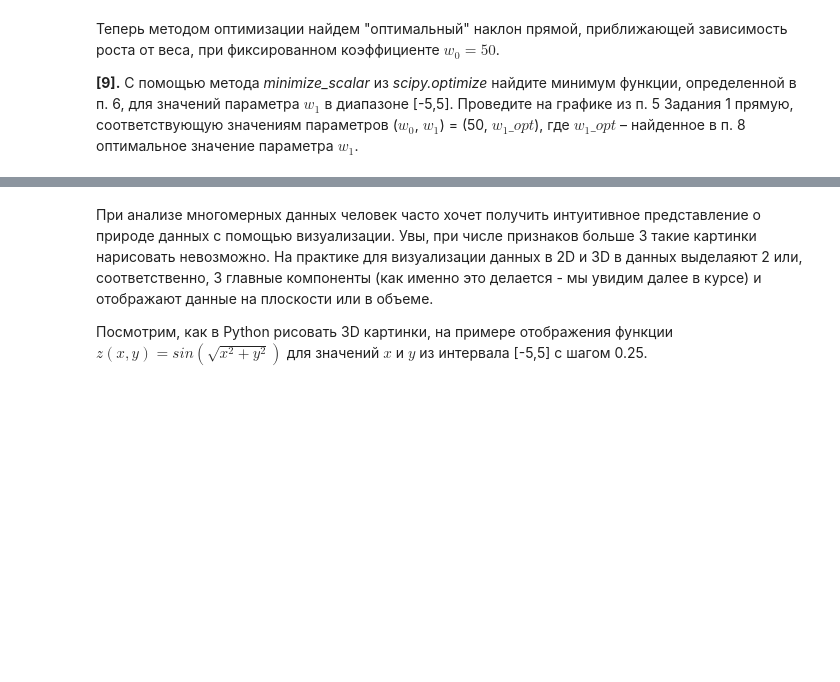
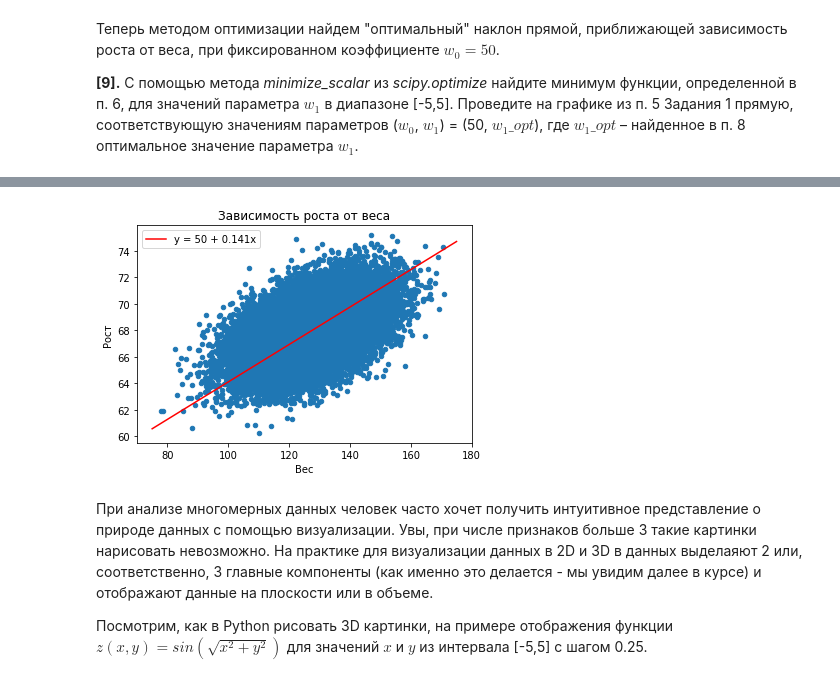
Before and after one commit to basvasilich/study_ml, a Jupyter notebook: supervised-learning/week1/peer_review_linreg_height_weight.ipynb, the cells around one changed output, grey strips where cells are left out. Cells and saved outputs as stored; diff of their text form; code cells hidden in the pictures; blank space fills up the shorter version.

```diff
--- a/supervised-learning/week1/peer_review_linreg_height_weight.ipynb
+++ b/supervised-learning/week1/peer_review_linreg_height_weight.ipynb
@@ -182,3 +201,7 @@ pl4.legend()
+# %%
+p15 = draw_plot_with_line(50, error_min.x)
+# %% [output]
+[figure, added]
 # %% [markdown]
 При анализе многомерных данных человек часто хочет получить интуитивное представление о природе данных с помощью визуализации. Увы, при числе признаков больше 3 такие картинки нарисовать невозможно. На практике для визуализации данных в 2D и 3D в данных выделаяют 2 или, соответственно, 3 главные компоненты (как именно это делается - мы увидим далее в курсе) и отображают данные на плоскости или в объеме.
 
```
Also changed, not shown: parts of 17 cells of this notebook, 6 other files.
